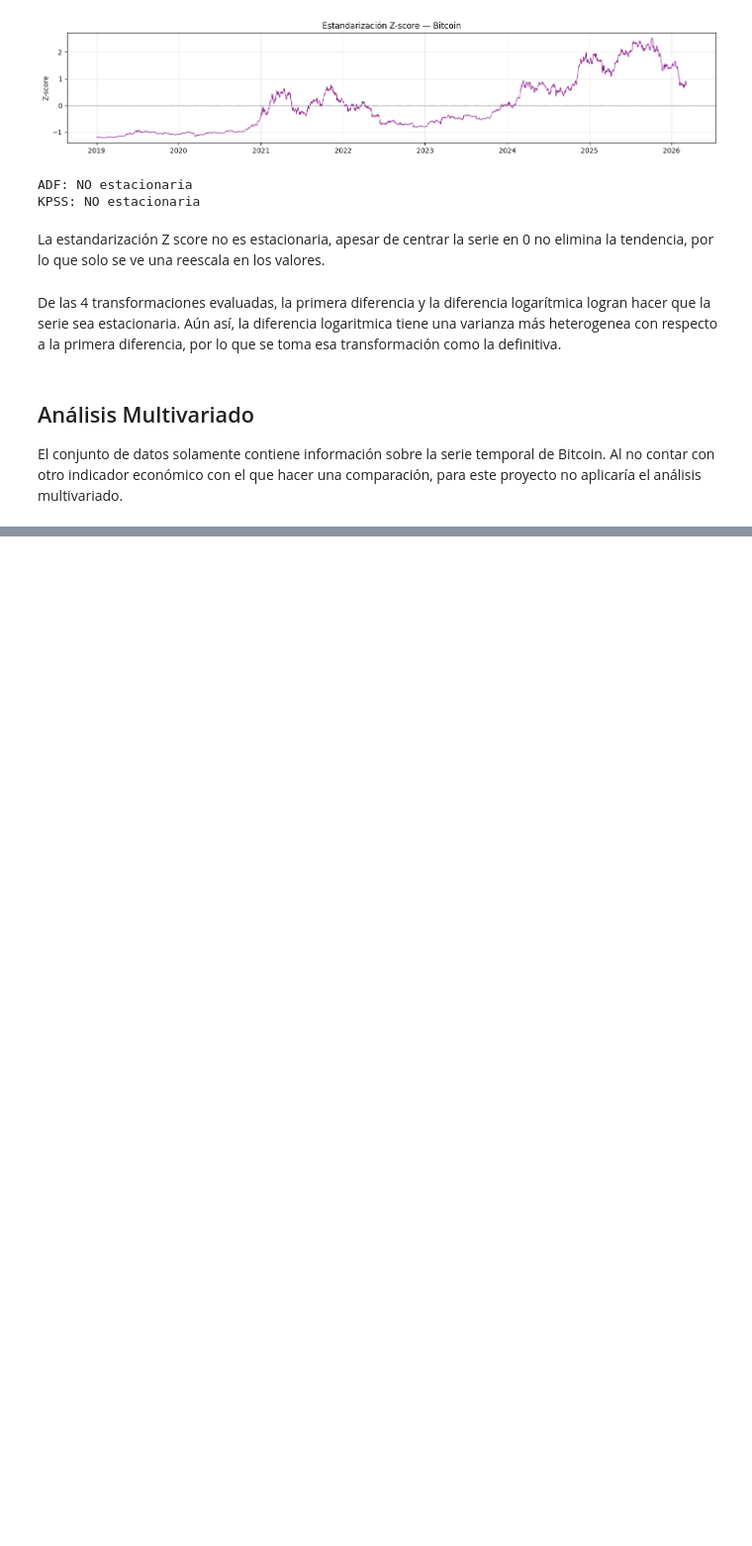
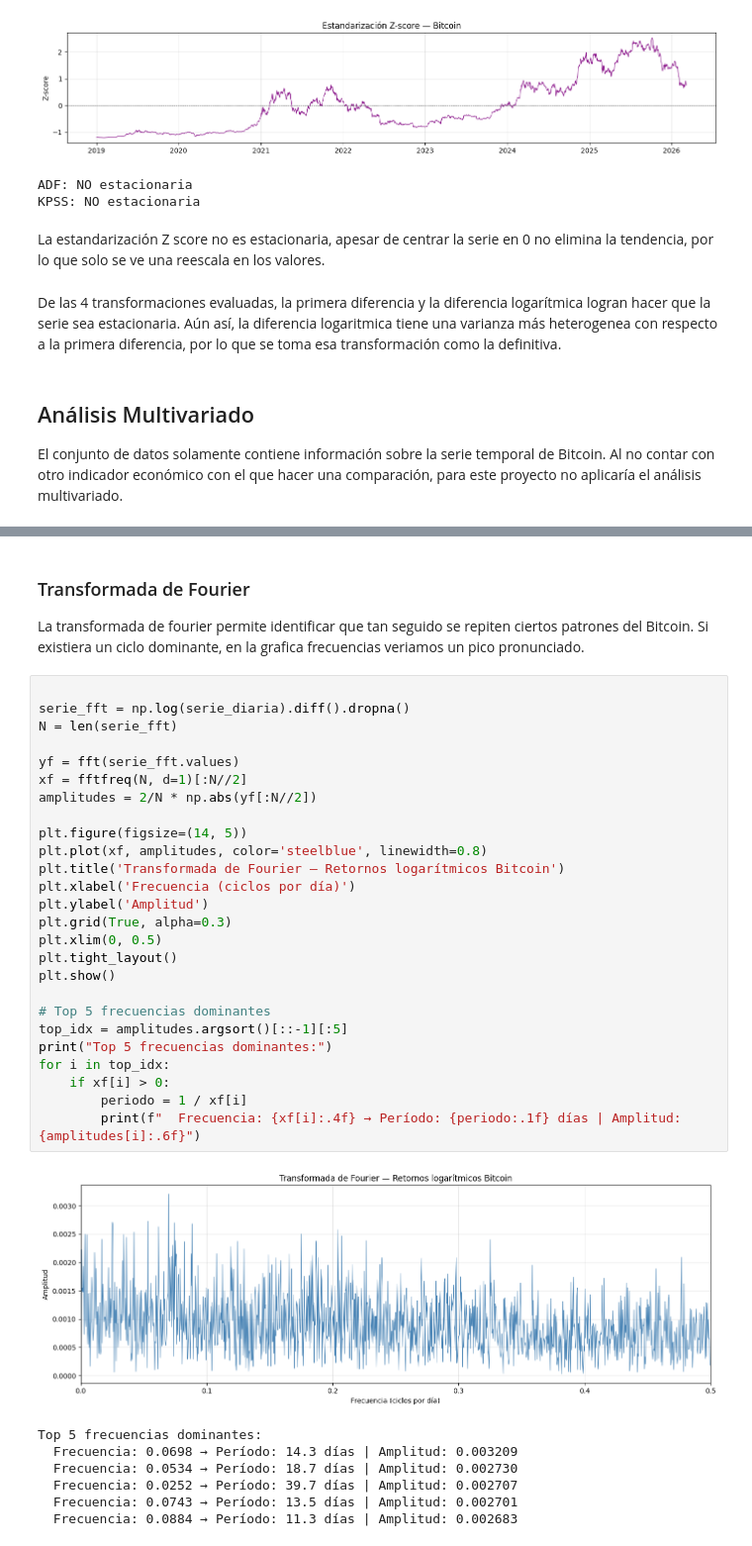
Before and after one commit to T1fff/Proyecto-Investigacion-Bitcoin, a Jupyter notebook: index.ipynb, the cells around one changed output, grey strips where cells are left out. Shown at 99% size. Cells and saved outputs as stored; diff of their text form; blank space fills up the shorter version.

```diff
--- a/index.ipynb
+++ b/index.ipynb
@@ -829,0 +825,37 @@ El conjunto de datos solamente contiene información sobre la serie temporal de
+# %% [markdown]
+### Transformada de Fourier
+La transformada de fourier permite identificar que tan seguido se repiten ciertos patrones del Bitcoin. Si existiera un ciclo dominante, en la grafica frecuencias veriamos un pico pronunciado.
+# %%
+
+serie_fft = np.log(serie_diaria).diff().dropna()
+N = len(serie_fft)
+
+yf = fft(serie_fft.values)
+xf = fftfreq(N, d=1)[:N//2]
+amplitudes = 2/N * np.abs(yf[:N//2])
+
+plt.figure(figsize=(14, 5))
+plt.plot(xf, amplitudes, color='steelblue', linewidth=0.8)
+plt.title('Transformada de Fourier — Retornos logarítmicos Bitcoin')
+plt.xlabel('Frecuencia (ciclos por día)')
+plt.ylabel('Amplitud')
+plt.grid(True, alpha=0.3)
+plt.xlim(0, 0.5)
+plt.tight_layout()
+plt.show()
+
+# Top 5 frecuencias dominantes
+top_idx = amplitudes.argsort()[::-1][:5]
+print("Top 5 frecuencias dominantes:")
+for i in top_idx:
+    if xf[i] > 0:
+        periodo = 1 / xf[i]
+        print(f"  Frecuencia: {xf[i]:.4f} → Período: {periodo:.1f} días | Amplitud: {amplitudes[i]:.6f}")
+# %% [output]
+[figure, added]
+Top 5 frecuencias dominantes:
+  Frecuencia: 0.0698 → Período: 14.3 días | Amplitud: 0.003209
+  Frecuencia: 0.0534 → Período: 18.7 días | Amplitud: 0.002730
+  Frecuencia: 0.0252 → Período: 39.7 días | Amplitud: 0.002707
+  Frecuencia: 0.0743 → Período: 13.5 días | Amplitud: 0.002701
+  Frecuencia: 0.0884 → Período: 11.3 días | Amplitud: 0.002683
```
Also changed, not shown: parts of 17 cells of this notebook.
